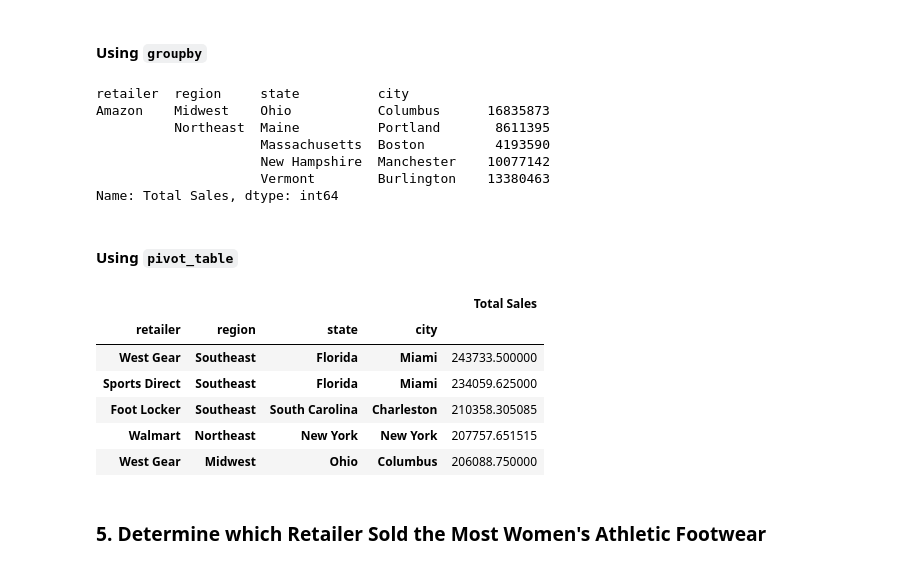
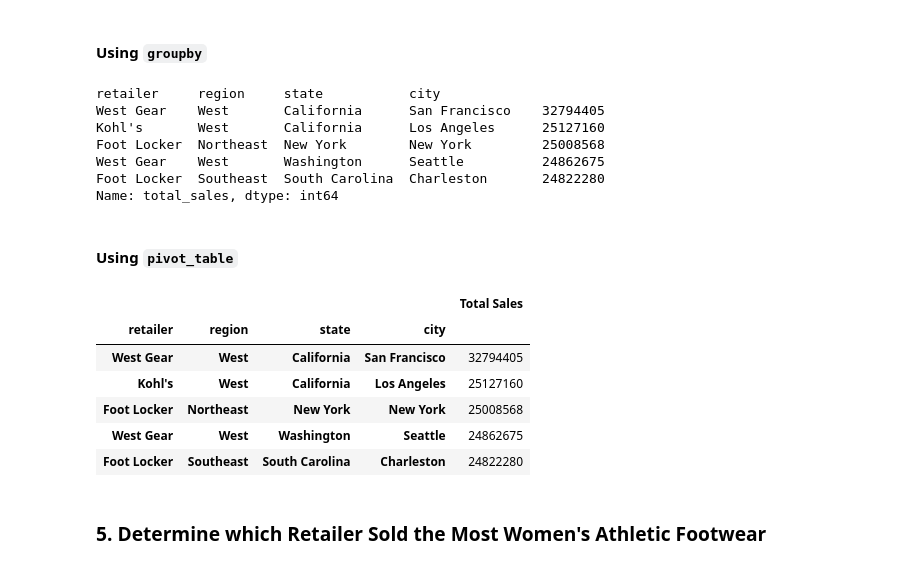
Before and after one commit to RAJESHVELAMALA/athletic_sales_analysis, a Jupyter notebook: athletic_sales_analysis_starter_code.ipynb, the cells around one changed output. Saved outputs shown, nothing was run; the diff lists cells and outputs as text; code cells hidden in the pictures.

```diff
--- a/athletic_sales_analysis_starter_code.ipynb
+++ b/athletic_sales_analysis_starter_code.ipynb
@@ -232,39 +238,41 @@ atheletic_sales_pivot.head()
 # %%
 # Show the total sales for the products sold for each retailer, region, state, and city.
 # Rename the "total_sales" column to "Total Sales"
-athletic_sales_2021_2021_new=athletic_sales_2021_2021.rename(columns={'total_sales':'Total Sales'})
-athletic_groupby=athletic_sales_2021_2021_new.groupby(by=['retailer','region','state','city'])['Total Sales'].sum()
+athletic_groupby=athletic_sales_2021_2021.groupby(by=['retailer','region','state','city'])['total_sales'].sum()
+athletic_groupby=athletic_groupby.rename({'total_sales':'Total Sales'})
 
+athletic_groupby=athletic_groupby.sort_values(ascending=False)
 # Show the top 5 results.
 athletic_groupby.head()
 # %% [output]
-retailer  region     state          city
-Amazon    Midwest    Ohio           Columbus      16835873
-          Northeast  Maine          Portland       8611395
-                     Massachusetts  Boston         4193590
-                     New Hampshire  Manchester    10077142
-                     Vermont        Burlington    13380463
-Name: Total Sales, dtype: int64
+retailer     region     state           city
+West Gear    West       California      San Francisco    32794405
+Kohl's       West       California      Los Angeles      25127160
+Foot Locker  Northeast  New York        New York         25008568
+West Gear    West       Washington      Seattle          24862675
+Foot Locker  Southeast  South Carolina  Charleston       24822280
+Name: total_sales, dtype: int64
 # %% [markdown]
 #### Using `pivot_table`
 # %%
 # Show the total sales for the products sold for each retailer, region, state, and city.
 athletic_sales_2021_2021.columns
-atheletic_sales_pivot = pd.pivot_table(athletic_sales_2021_2021,values=['total_sales'],index=['retailer','region','state','city'])
+atheletic_sales_pivot = pd.pivot_table(athletic_sales_2021_2021,values=['total_sales'],index=['retailer','region','state','city'],aggfunc='sum')
 
 # Optional: Rename the "total_sales" column to "Total Sales"
 atheletic_sales_pivot=atheletic_sales_pivot.rename(columns={'total_sales':'Total Sales'})
 
 # Show the top 5 results.
-atheletic_sales_pivot.sort_values(by=['Total Sales'],ascending=False).head(5)
+atheletic_sales_pivot=atheletic_sales_pivot.sort_values(by=['Total Sales'],ascending=False).head(5)
+atheletic_sales_pivot.head()
 # %% [output]
 |  |  |  |  | Total Sales |
 | retailer | region | state | city |  |
-| West Gear | Southeast | Florida | Miami | 243733.500000 |
-| Sports Direct | Southeast | Florida | Miami | 234059.625000 |
-| Foot Locker | Southeast | South Carolina | Charleston | 210358.305085 |
-| Walmart | Northeast | New York | New York | 207757.651515 |
-| West Gear | Midwest | Ohio | Columbus | 206088.750000 |
+| West Gear | West | California | San Francisco | 32794405 |
+| Kohl's | West | California | Los Angeles | 25127160 |
+| Foot Locker | Northeast | New York | New York | 25008568 |
+| West Gear | West | Washington | Seattle | 24862675 |
+| Foot Locker | Southeast | South Carolina | Charleston | 24822280 |
 # %% [markdown]
 ### 5. Determine which Retailer Sold the Most Women's Athletic Footwear
 # %%
```
Also changed, not shown: parts of 7 cells of this notebook.
